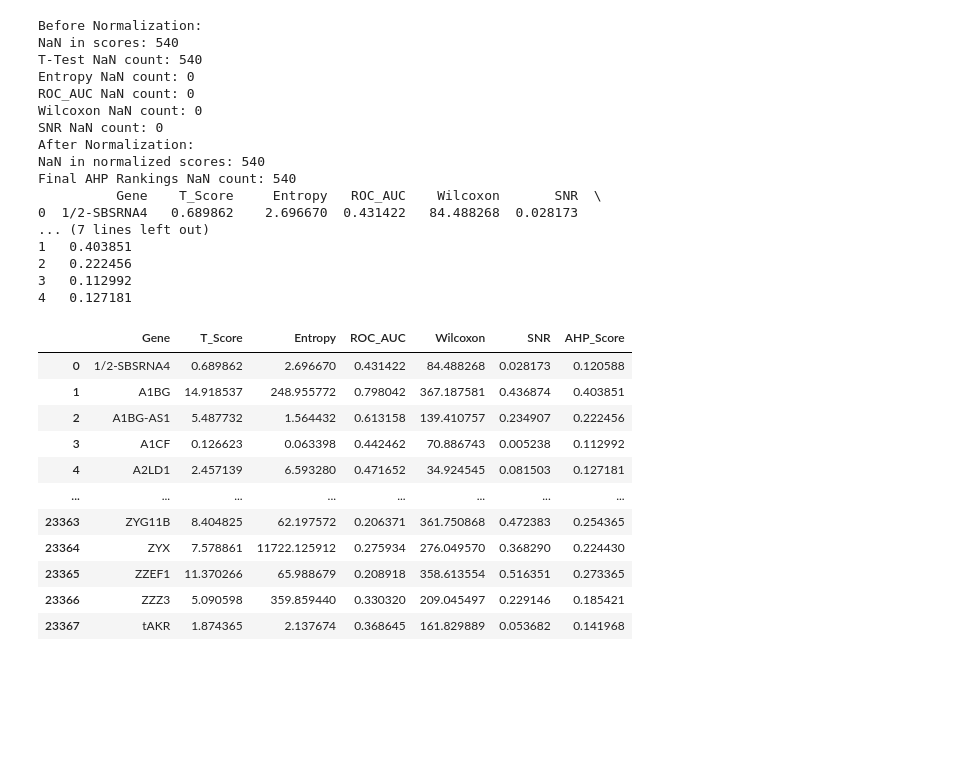
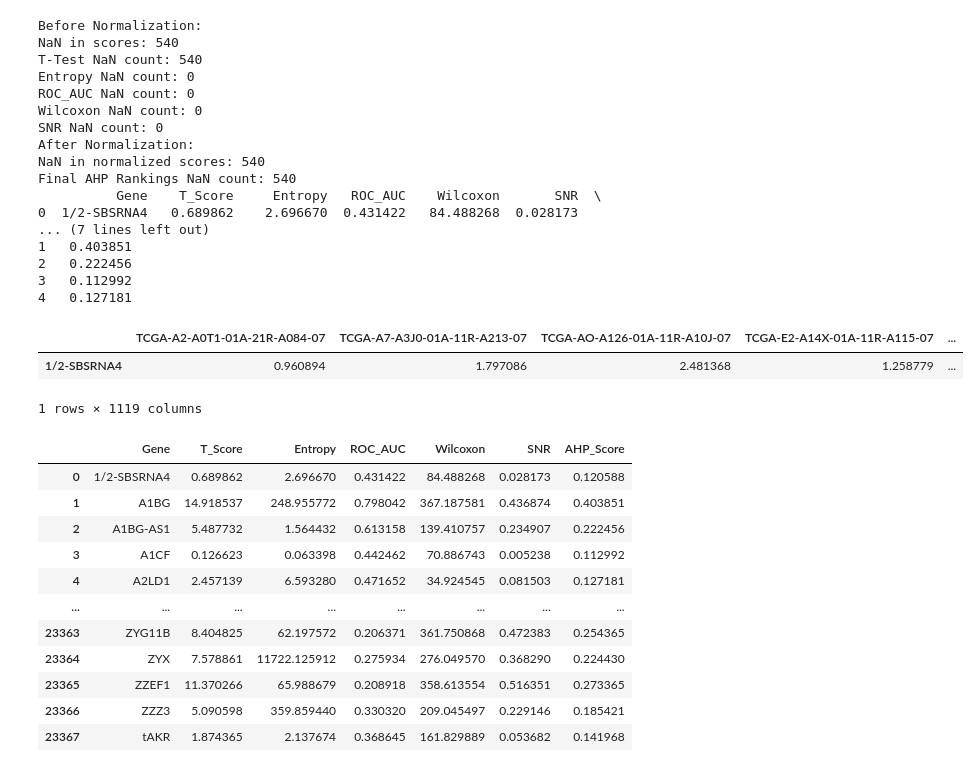
Before and after one commit to ANikfarjam/GeneScope, a Jupyter notebook: BackEnd/Models/AHP.ipynb, the cells around one changed output. Drawn from its saved outputs; the diff is of its cells as text; code cells hidden in the pictures; blank space fills up the shorter version.

```diff
--- a/BackEnd/Models/AHP.ipynb
+++ b/BackEnd/Models/AHP.ipynb
@@ -89,6 +89,16 @@ Final AHP Rankings NaN count: 540
 2   0.222456
 3   0.112992
 4   0.127181
+# %%
+import pandas as pd
+#load datasets
+mutated_df = pd.read_csv("../../data/mutatedDataSet.CSV", index_col=0)  # Cancer data
+benign_df = pd.read_csv("../../data/normalDataset.CSV", index_col=0)  # Healthy data
+mutated_df.iloc[:1,:]
+# %% [output]
+|  | TCGA-A2-A0T1-01A-21R-A084-07 | TCGA-A7-A3J0-01A-11R-A213-07 | TCGA-AO-A126-01A-11R-A10J-07 | TCGA-E2-A14X-01A-11R-A115-07 | ... |
+| 1/2-SBSRNA4 | 0.960894 | 1.797086 | 2.481368 | 1.258779 | ... |
+1 rows × 1119 columns
 # %%
 results_df
 # %% [output]
```
Also changed, not shown: parts of 2 cells of this notebook, 5 other files.
